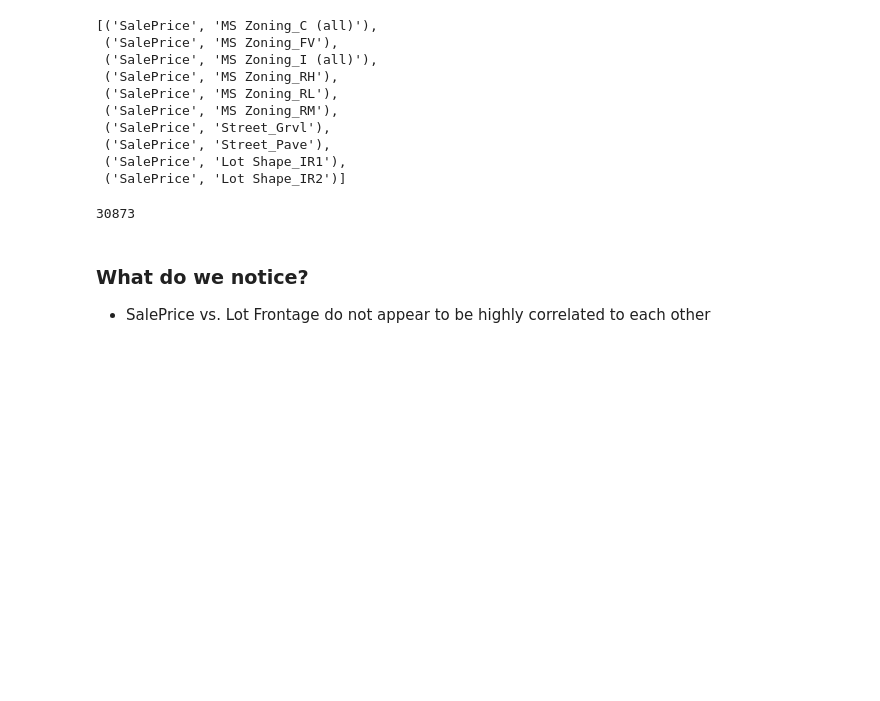
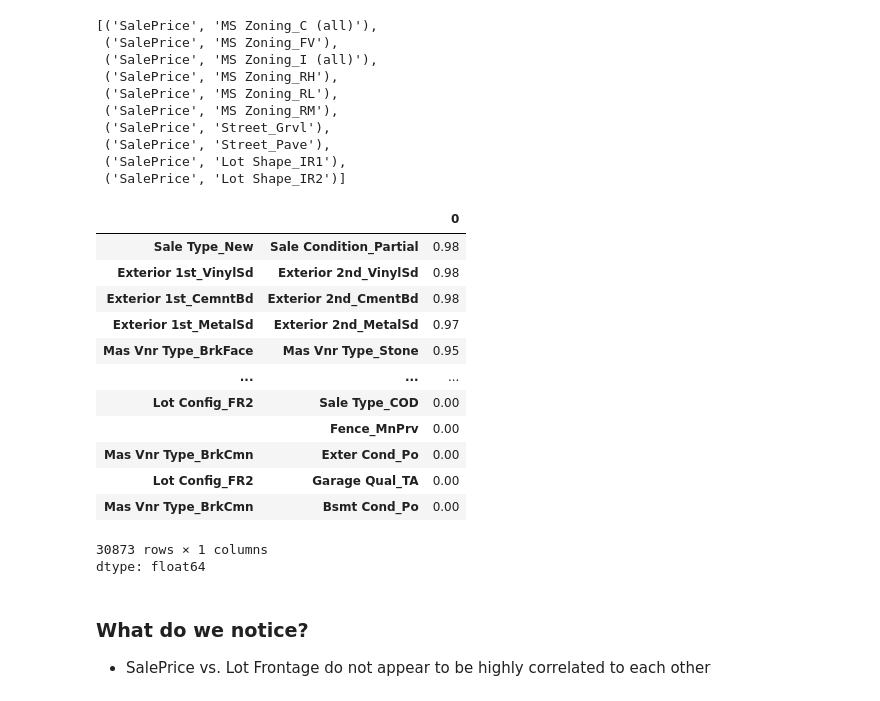
Before and after one commit to cnmi-ds-22/tanickell___Data-Science-Portfolio-C22, a Jupyter notebook: Modules/Module_2_Regression/Projects/Instructions/Project.2-Housing/Project.2-Pass-14wip.ipynb, the cells around one changed output. Drawn from its saved outputs; the diff is of its cells as text; code cells hidden in the pictures; blank space fills up the shorter version.

Commit message:
Project 2 Pass-14wip continue indexing with tuples (2026-10-27).

```diff
--- a/Modules/Module_2_Regression/Projects/Instructions/Project.2-Housing/Project.2-Pass-14wip.ipynb
+++ b/Modules/Module_2_Regression/Projects/Instructions/Project.2-Housing/Project.2-Pass-14wip.ipynb
@@ -1000,7 +978,7 @@ corrs_indices = corrs.index
 # %%
 my_list = []
-for level_0, level_1 in corrs_indices:
-  if ((level_0, level_1) not in my_list) and ((level_1, level_0) not in my_list):
+for level_0, level_1 in corrs.index:
+  if (level_1, level_0) not in my_list:
     my_list.append((level_0, level_1))
 
 my_list[:10]
@@ -1015,7 +993,3 @@ my_list[:10]
  ('SalePrice', 'Street_Pave'),
  ('SalePrice', 'Lot Shape_IR1'),
  ('SalePrice', 'Lot Shape_IR2')]
-# %%
-len(my_list)
-# %% [output]
-30873
@@ -1024,3 +996,20 @@ my_list
+# %%
+corrs[my_list].sort_values(ascending=False)
+# %% [output]
+|  |  | 0 |
+| Sale Type_New | Sale Condition_Partial | 0.98 |
+| Exterior 1st_VinylSd | Exterior 2nd_VinylSd | 0.98 |
+| Exterior 1st_CemntBd | Exterior 2nd_CmentBd | 0.98 |
+| Exterior 1st_MetalSd | Exterior 2nd_MetalSd | 0.97 |
+| Mas Vnr Type_BrkFace | Mas Vnr Type_Stone | 0.95 |
+| ... | ... | ... |
+| Lot Config_FR2 | Sale Type_COD | 0.00 |
+|  | Fence_MnPrv | 0.00 |
+| Mas Vnr Type_BrkCmn | Exter Cond_Po | 0.00 |
+| Lot Config_FR2 | Garage Qual_TA | 0.00 |
+| Mas Vnr Type_BrkCmn | Bsmt Cond_Po | 0.00 |
+30873 rows × 1 columns
+dtype: float64
 # %% [markdown]
 ### What do we notice?
 
```
Also changed, not shown: parts of 5 cells of this notebook.
